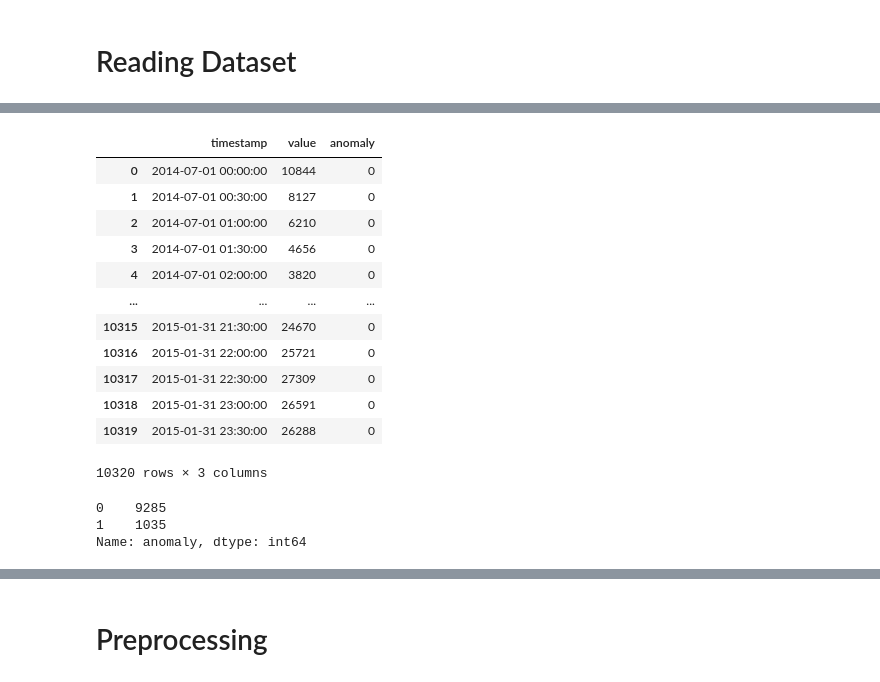
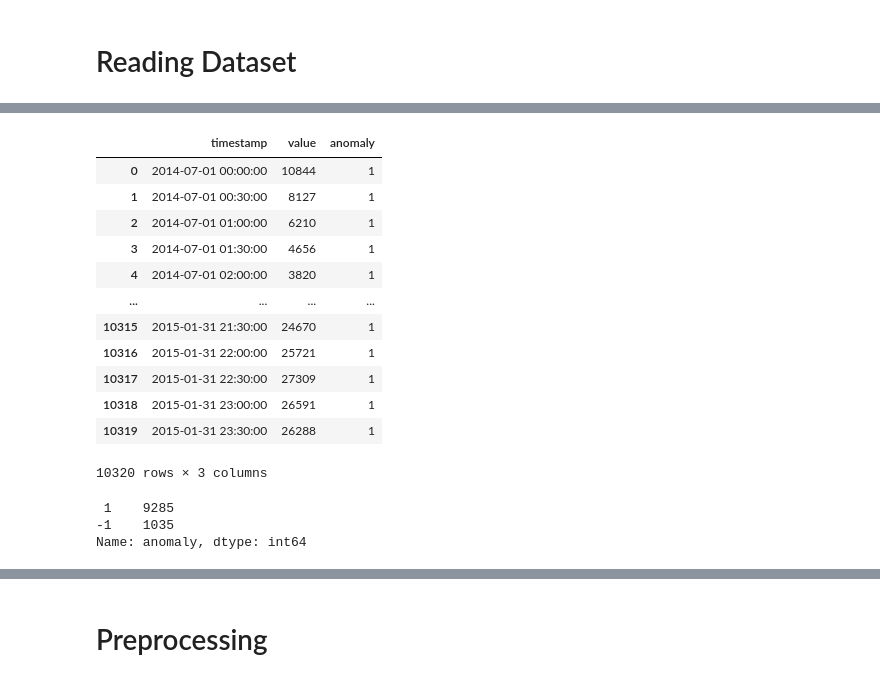
Before and after one commit to fatyanosa/iiwas2023, a Jupyter notebook: nyc_taxi.ipynb, the cells around one changed output, grey strips where cells are left out. Cells and saved outputs as stored; diff of their text form; code cells hidden in the pictures.

```diff
--- a/nyc_taxi.ipynb
+++ b/nyc_taxi.ipynb
@@ -33,52 +10,57 @@ raw
 # %%
+# Read the dataset
+raw = pd.read_csv('/nas.dbms/mahendra.data/Documents/annotation/NAB/data/realKnownCause/nyc_taxi.csv',low_memory=False)
+raw['timestamp'] = pd.to_datetime(raw['timestamp'])
+
+
 # The times of anomaly events (Ground Truth)
 anomaly_points = [
         [
             "2014-10-30 15:30:00.000000",
             "2014-11-03 22:30:00.000000"
         ],
         [
             "2014-11-25 12:00:00.000000",
             "2014-11-29 19:00:00.000000"
         ],
         [
             "2014-12-23 11:30:00.000000",
             "2014-12-27 18:30:00.000000"
         ],
         [
             "2014-12-29 21:30:00.000000",
             "2015-01-03 04:30:00.000000"
         ],
         [
             "2015-01-24 20:30:00.000000",
             "2015-01-29 03:30:00.000000"
         ]
 ]
 
 # Labeling: if anomaly then 1 else 0
-raw['anomaly'] = 0  # Set default values
+raw['anomaly'] = 1  # Set default values
 for start, end in anomaly_points:
-    raw.loc[((raw['timestamp'] >= start) & (raw['timestamp'] <= end)), 'anomaly'] = 1
+    raw.loc[((raw['timestamp'] >= start) & (raw['timestamp'] <= end)), 'anomaly'] = -1
 
 # Preview labeled raw dataset
 raw
 # %% [output]
 |  | timestamp | value | anomaly |
-| 0 | 2014-07-01 00:00:00 | 10844 | 0 |
-| 1 | 2014-07-01 00:30:00 | 8127 | 0 |
-| 2 | 2014-07-01 01:00:00 | 6210 | 0 |
-| 3 | 2014-07-01 01:30:00 | 4656 | 0 |
-| 4 | 2014-07-01 02:00:00 | 3820 | 0 |
+| 0 | 2014-07-01 00:00:00 | 10844 | 1 |
+| 1 | 2014-07-01 00:30:00 | 8127 | 1 |
+| 2 | 2014-07-01 01:00:00 | 6210 | 1 |
+| 3 | 2014-07-01 01:30:00 | 4656 | 1 |
+| 4 | 2014-07-01 02:00:00 | 3820 | 1 |
 | ... | ... | ... | ... |
-| 10315 | 2015-01-31 21:30:00 | 24670 | 0 |
-| 10316 | 2015-01-31 22:00:00 | 25721 | 0 |
-| 10317 | 2015-01-31 22:30:00 | 27309 | 0 |
-| 10318 | 2015-01-31 23:00:00 | 26591 | 0 |
-| 10319 | 2015-01-31 23:30:00 | 26288 | 0 |
+| 10315 | 2015-01-31 21:30:00 | 24670 | 1 |
+| 10316 | 2015-01-31 22:00:00 | 25721 | 1 |
+| 10317 | 2015-01-31 22:30:00 | 27309 | 1 |
+| 10318 | 2015-01-31 23:00:00 | 26591 | 1 |
+| 10319 | 2015-01-31 23:30:00 | 26288 | 1 |
 10320 rows × 3 columns
 # %%
 raw['anomaly'].value_counts()
 # %% [output]
-0    9285
-1    1035
+ 1    9285
+-1    1035
 Name: anomaly, dtype: int64
```
Also changed, not shown: parts of 23 cells of this notebook, 1 other file.
